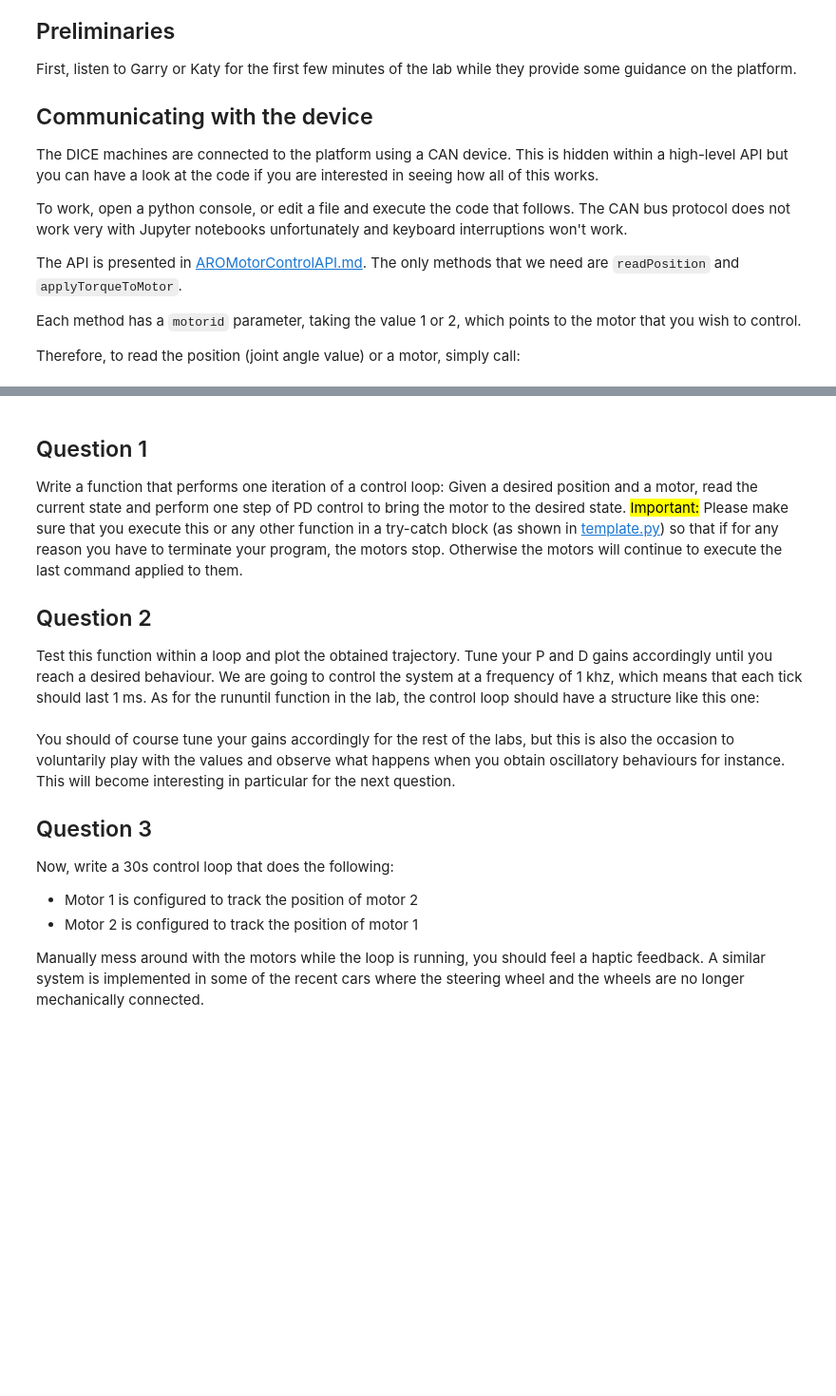
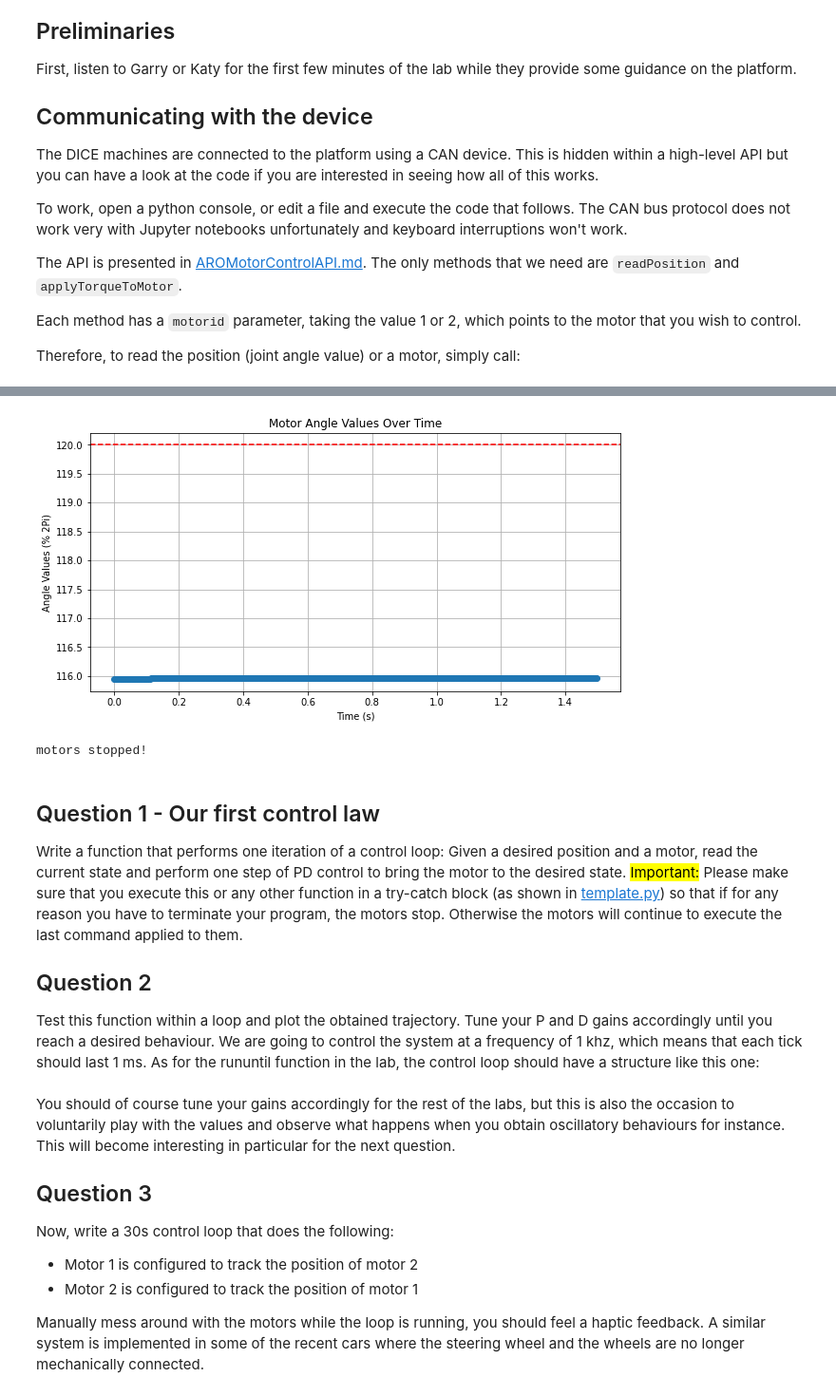
Before and after one commit to JamWardy/aro-hardware1, a Jupyter notebook: 1_new.ipynb, the cells around one changed output, grey strips where cells are left out. Shown at 95% size. Drawn from its saved outputs; the diff is of its cells as text; code cells hidden in the pictures; blank space fills up the shorter version.

```diff
--- a/1_new.ipynb
+++ b/1_new.ipynb
@@ -74,7 +301,49 @@ motors stopped!
+# %%
+def goTo(controller, target, time = 1., dt = 0.005, motorid =1):
+    anglevalues =[]
+    N = (int)(time / dt)
+
+    def oneStep():
+        nonlocal anglevalues
+        currentAngle = mc.readPosition(motorid)
+        anglevalues+=[currentAngle]
+        tau = controller.compute(target,currentAngle)
+        mc.applyTorqueToMotor(motorid,tau)
+
+    run_until(oneStep, N=N, dt=dt)
+
+
+    time_values = [i * dt for i in range(len(anglevalues))]
+    # Plotting the angle values
+    plt.figure(figsize=(10, 5))
+    plt.plot(time_values, anglevalues, marker='o', linestyle='-')
+    plt.axhline(y=target, color='r', linestyle='--', label='Target Value')  # Add horizontal line for target
+    plt.title('Motor Angle Values Over Time')
+    plt.xlabel('Time (s)')
+    plt.ylabel('Angle Values (% 2Pi)')
+    plt.grid()
+    plt.show()
+
+try:
+
+    pc = PIDController(0.000458,0.000004, 0.0001)
+    goTo(pc, 120, time = 1.5)
+except KeyboardInterrupt:
+    print("KeyboardInterrupt received, stopping motors...")
+except Exception as e:
+    print(f"an error occurred: {e}")
+finally:
+    mc.applyCurrentToMotor(1, 0)
+    mc.applyCurrentToMotor(2, 0)
+    print("motors stopped!")
+# %% [output]
+[figure, added]
+motors stopped!
 # %% [markdown]
 
 
-## Question 1
+
+## Question 1 - Our first control law
 Write a function that performs one iteration of a control loop: Given a desired position and a motor, read the current state and perform one step of PD control to bring the motor to the desired state.
 <mark>Important:</mark> Please make sure that you execute this or any other function in a try-catch block (as shown in [template.py](./template.py)) so that if for any reason you have to terminate your program, the motors stop. Otherwise the motors will continue to execute the last command applied to them.
 
```
Also changed, not shown: parts of 13 cells of this notebook.
